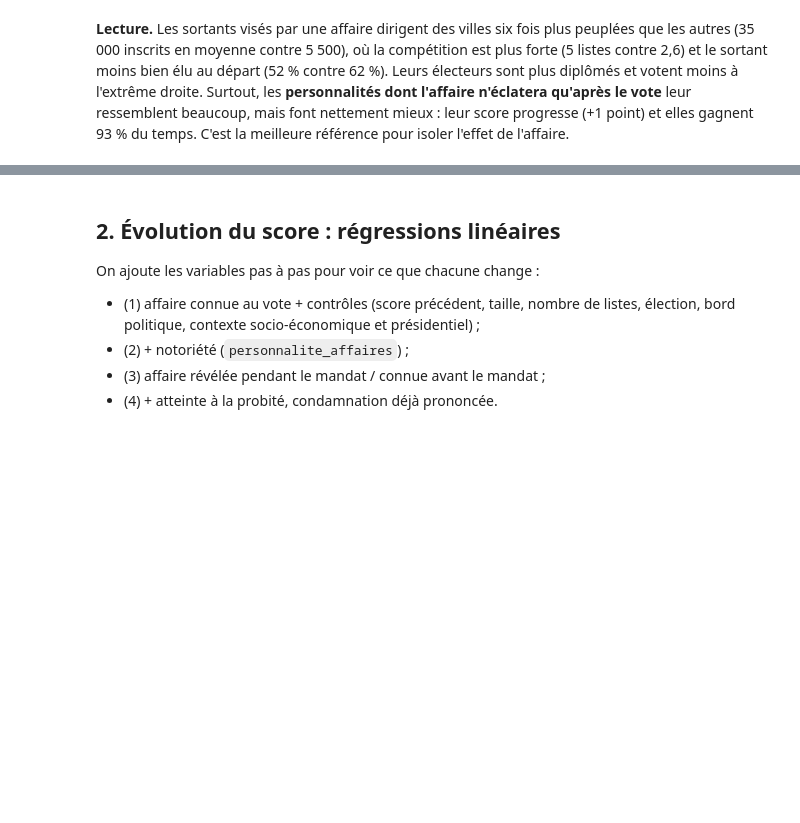
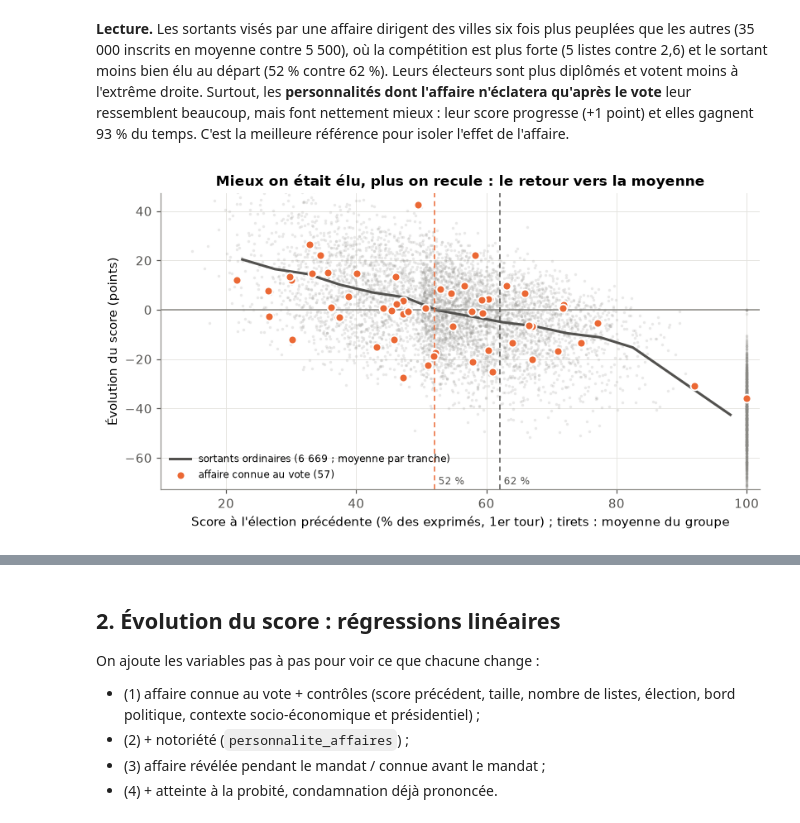
Before and after one commit to QuentinNosmas/Projet_ensae_datascience, a Jupyter notebook: notebooks/04_modelisation.ipynb, the cells around one changed output, grey strips where cells are left out. Cells and saved outputs as stored; diff of their text form; code cells hidden in the pictures; blank space fills up the shorter version.

```diff
--- a/notebooks/04_modelisation.ipynb
+++ b/notebooks/04_modelisation.ipynb
@@ -78,3 +78,10 @@ cols = {"inscrits": "inscrits", "pct_voix_exp_prec": "score précédent (%)", "n
 | effectif | 57 | 6669 | 46 |
 # %% [markdown]
 **Lecture.** Les sortants visés par une affaire dirigent des villes six fois plus peuplées que les autres (35 000 inscrits en moyenne contre 5 500), où la compétition est plus forte (5 listes contre 2,6) et le sortant moins bien élu au départ (52 % contre 62 %). Leurs électeurs sont plus diplômés et votent moins à l'extrême droite. Surtout, les **personnalités dont l'affaire n'éclatera qu'après le vote** leur ressemblent beaucoup, mais font nettement mieux : leur score progresse (+1 point) et elles gagnent 93 % du temps. C'est la meilleure référence pour isoler l'effet de l'affaire.
+# %%
+import graphiques as G  # noqa: E402
+
+G.retour_moyenne(d)
+plt.show()
+# %% [output]
+[figure, added]
```
Also changed, not shown: parts of 1 cell of this notebook, 3 other files.
